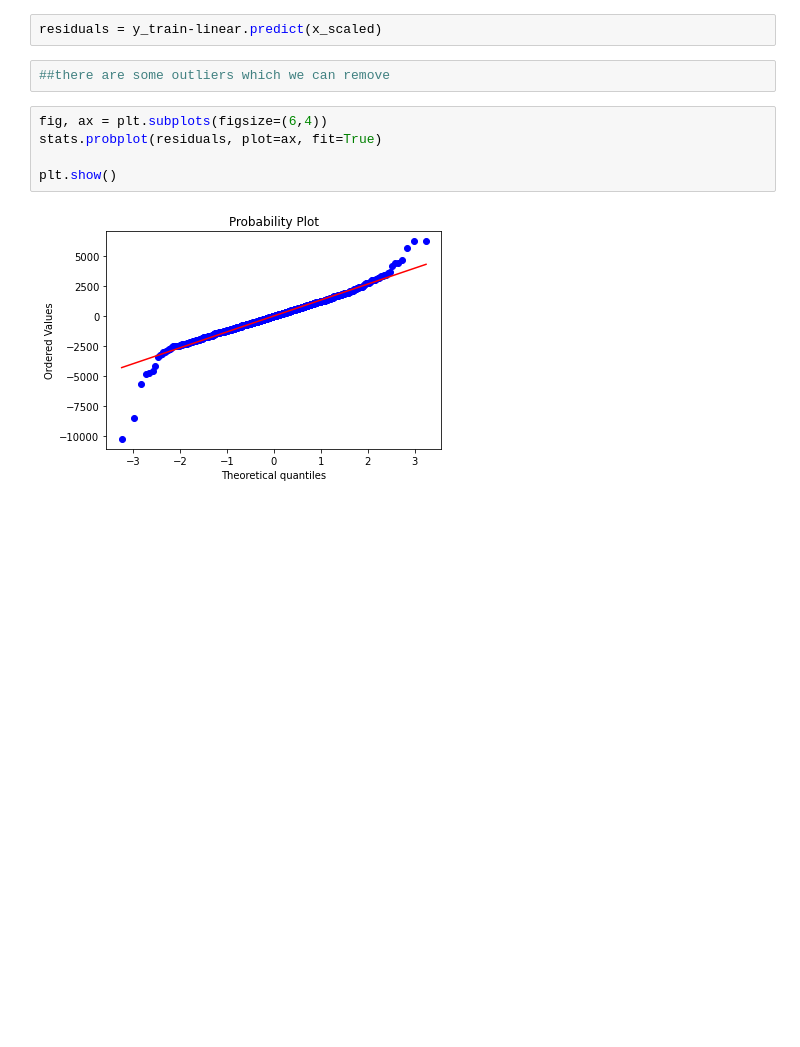
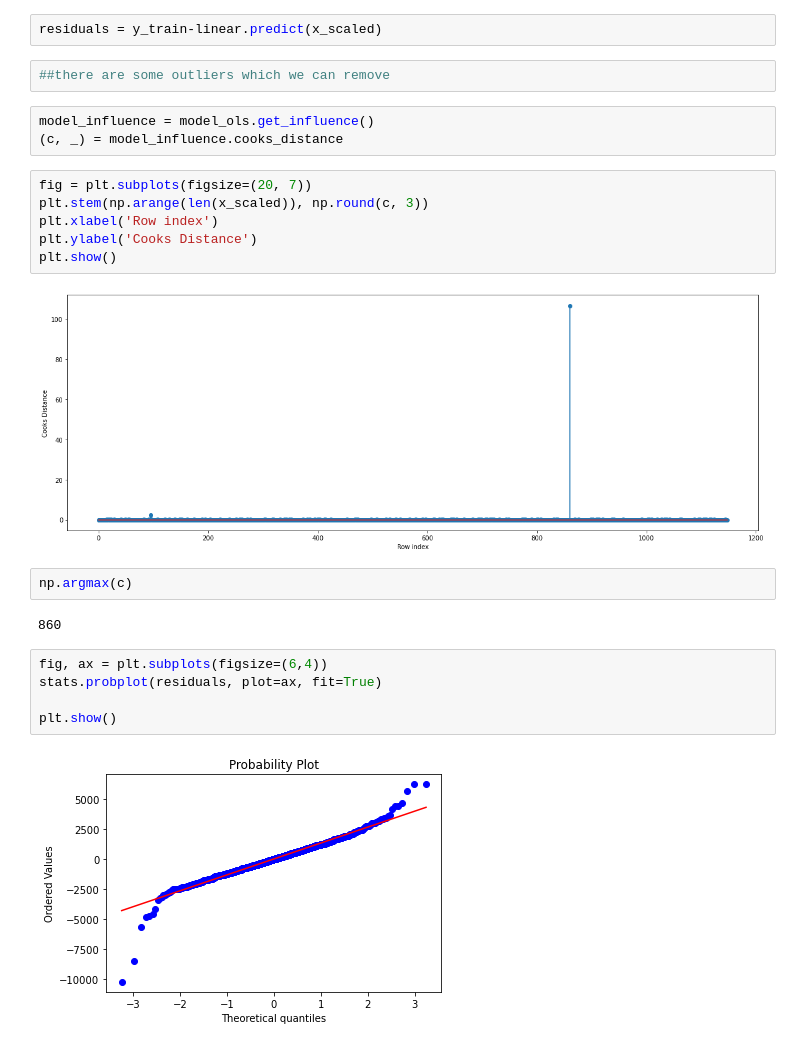
Before and after one commit to shubh24billu/Multilinear_Reg, a Jupyter notebook: TOYOTA_multilinear assignment.ipynb, the cells around one changed output. Saved outputs shown, nothing was run; the diff lists cells and outputs as text; blank space fills up the shorter version.

```diff
--- a/TOYOTA_multilinear assignment.ipynb
+++ b/TOYOTA_multilinear assignment.ipynb
@@ -455,6 +481,21 @@ train:  1351.4371524268101 test:  1324.2954566544413
 residuals = y_train-linear.predict(x_scaled)
 # %%
 ##there are some outliers which we can remove
+# %%
+model_influence = model_ols.get_influence()
+(c, _) = model_influence.cooks_distance
+# %%
+fig = plt.subplots(figsize=(20, 7))
+plt.stem(np.arange(len(x_scaled)), np.round(c, 3))
+plt.xlabel('Row index')
+plt.ylabel('Cooks Distance')
+plt.show()
+# %% [output]
+[figure, added]
+# %%
+np.argmax(c)
+# %% [output]
+860
 # %%
 fig, ax = plt.subplots(figsize=(6,4))
 stats.probplot(residuals, plot=ax, fit=True)
```
Also changed, not shown: parts of 24 cells of this notebook, 1 other file.
